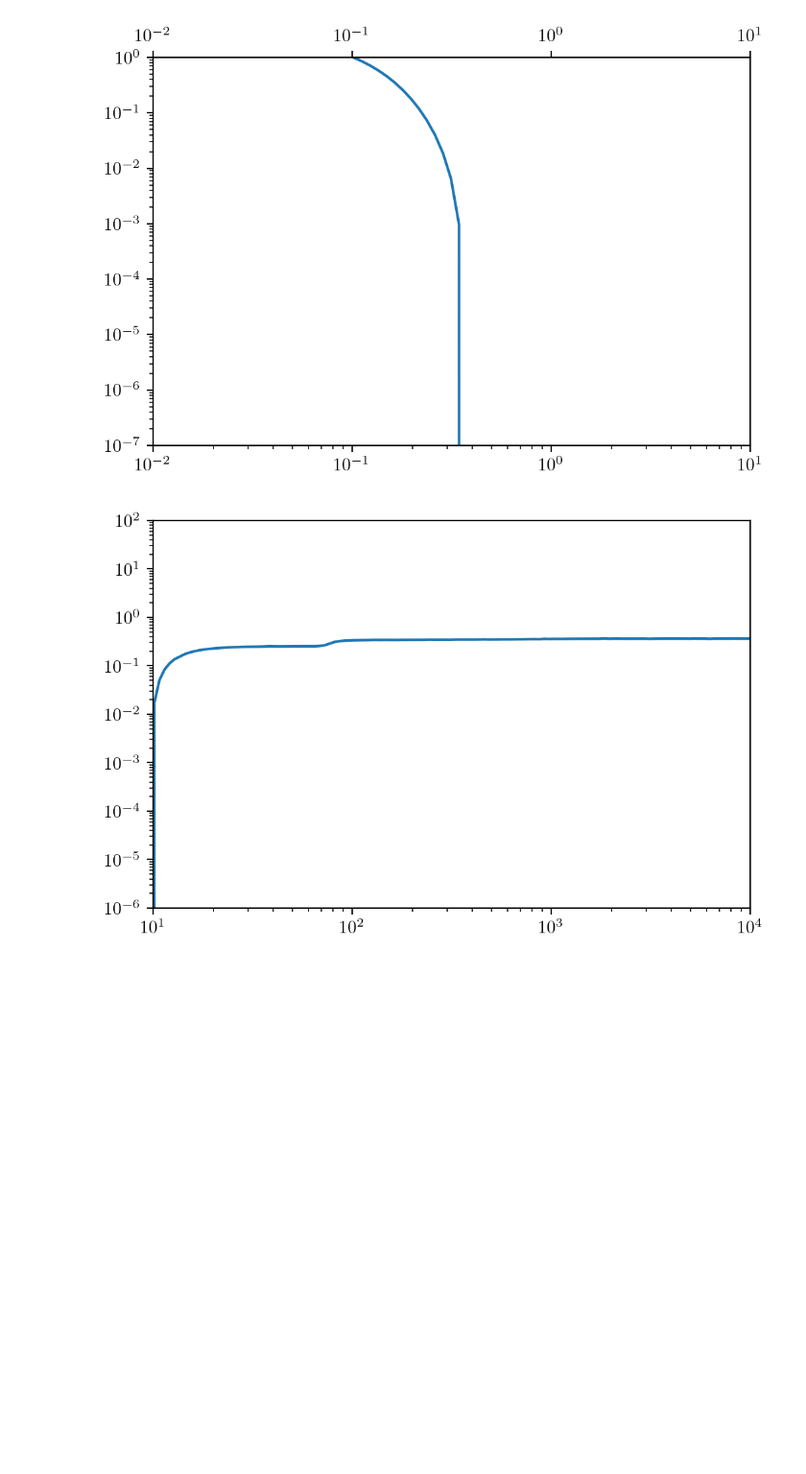
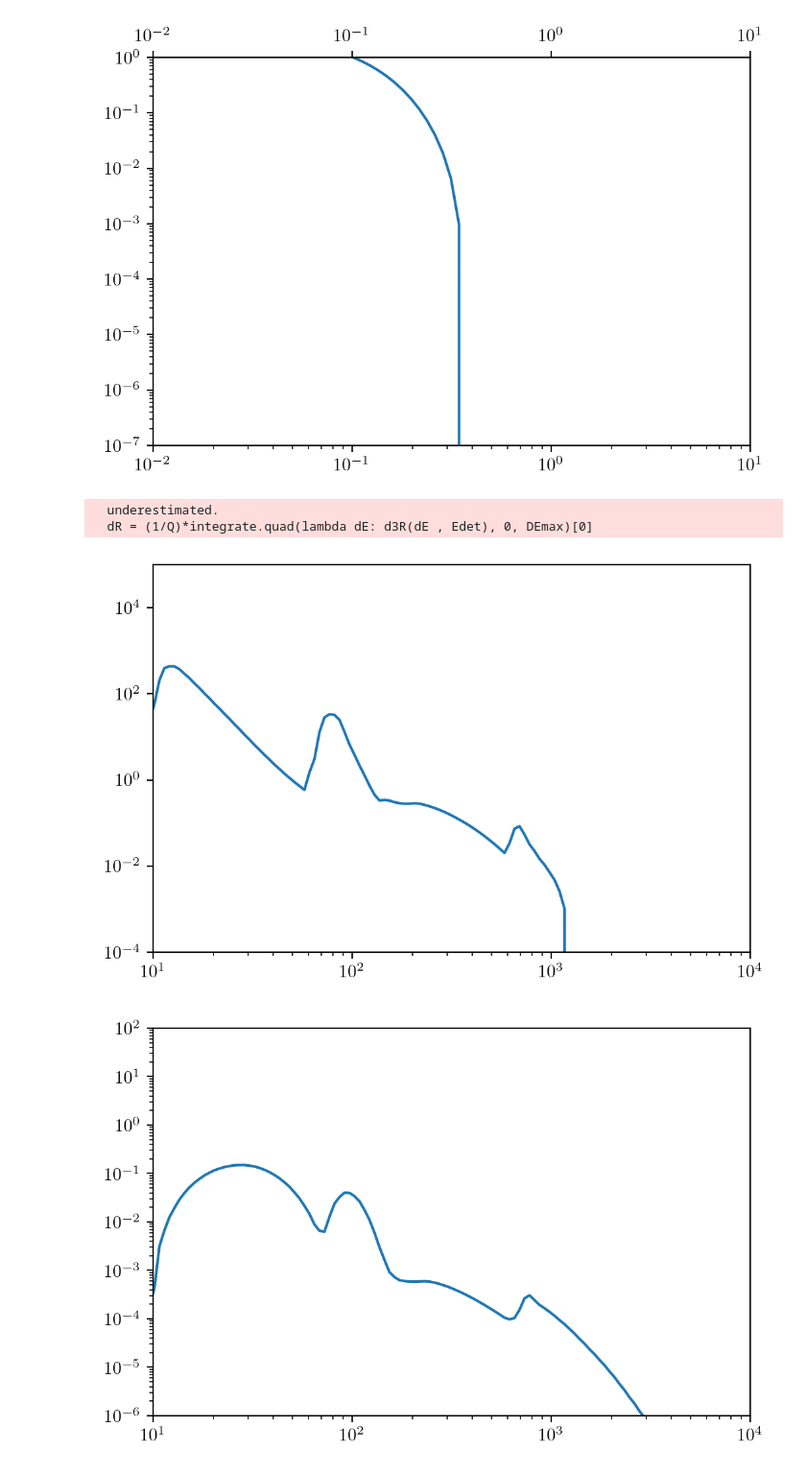
Before and after one commit to Duncan-Adams/MigdalCalc, a Jupyter notebook: DM_migdal.ipynb, the cells around one changed output. Shown at 96% size. Drawn from its saved outputs; the diff is of its cells as text; code cells hidden in the pictures; blank space fills up the shorter version.

```diff
--- a/DM_migdal.ipynb
+++ b/DM_migdal.ipynb
@@ -29,7 +29,6 @@ def d3R_dEnr_dDeltaE_dV(rho_dm, m_dm, sigma_n, A):
     d2R = dm.dR0_dEnr_dv(rho_dm, m_dm, sigma_n, A)
 
     def d3R(Enr, DeltaE):
-        return Xe_migdal.mig.dP_dDeltaE(DeltaE, method='ibe')
         return d2R(Enr, dm.vmin(Enr, DeltaE, m_dm, A))*kin.q_e2(Enr, A)*Xe_migdal.mig.dP_dDeltaE(DeltaE, method='ibe')
 
     return d3R
@@ -75,7 +74,7 @@ def dR_dEdet(rho_dm, m_dm, sigma_n, A, unit=1):
     d3R = d3R_dDeltaE_dEdet_dV(rho_dm, m_dm, sigma_n, A)
     vesc = 533.0
     c = 3e5
-    Edet_range = np.geomspace(1, 1e5, 1000)
+    Edet_range = np.geomspace(1, 1e5, 100)
     dR_out = []
     Q = 0.15
 
@@ -115,55 +114,59 @@ plt.show()
 # %% [output]
 [figure]
 # %%
-# dR1 = dR_dEdet(0.3*1e9, 0.5*1e9, 1e-36, 131)
+dR1 = dR_dEdet(0.3*1e9, 0.5*1e9, 1e-36, 131)
 dR2 = dR_dEdet(0.3*1e9, 2*1e9, 1e-40, 131)
-# dR3 = dR_dEdet(0.3*1e9, 5*1e9, 1e-42, 131)
-# dR4 = dR_dEdet(0.3*1e9, 10*1e9, 1e-45, 131)
-# dR5 = dR_dEdet(0.3*1e9, 100*1e9, 1e-46, 131)
-# dR6 = dR_dEdet(0.3*1e9, 1000*1e9, 1e-45, 131)
+dR3 = dR_dEdet(0.3*1e9, 5*1e9, 1e-42, 131)
+dR4 = dR_dEdet(0.3*1e9, 10*1e9, 1e-45, 131)
+dR5 = dR_dEdet(0.3*1e9, 100*1e9, 1e-46, 131)
+dR6 = dR_dEdet(0.3*1e9, 1000*1e9, 1e-45, 131)
+# %% [output]
+  underestimated.
+  dR = (1/Q)*integrate.quad(lambda dE: d3R(dE , Edet), 0, DEmax)[0]
 # %%
 Edet_range = np.geomspace(1, 1e5, 200)
 
-# plt.plot(Edet_range, 1e5*dR1(Edet_range))
-# plt.xscale('log')
-# plt.yscale('log')
-# plt.ylim(1e-4, 1e5)
-# plt.xlim(10, 1e4)
-# plt.show()
+plt.plot(Edet_range, 1e5*dR1(Edet_range))
+plt.xscale('log')
+plt.yscale('log')
+plt.ylim(1e-4, 1e5)
+plt.xlim(10, 1e4)
+plt.show()
 
 plt.plot(Edet_range, 1e5*dR2(Edet_range))
 plt.xscale('log')
 plt.yscale('log')
 plt.ylim(1e-6, 1e2)
 plt.xlim(10, 1e4)
 plt.show()
 
-# plt.plot(Edet_range, 1e5*dR3(Edet_range))
-# plt.xscale('log')
-# plt.yscale('log')
-# plt.ylim(1e-7, 1e0)
-# plt.xlim(10, 1e4)
-# plt.show()
+plt.plot(Edet_range, 1e5*dR3(Edet_range))
+plt.xscale('log')
+plt.yscale('log')
+plt.ylim(1e-7, 1e0)
+plt.xlim(10, 1e4)
+plt.show()
 
-# plt.plot(Edet_range, 1e5*dR4(Edet_range))
-# plt.xscale('log')
-# plt.yscale('log')
-# plt.ylim(1e-10, 1e-2)
-# plt.xlim(10, 1e4)
-# plt.show()
+plt.plot(Edet_range, 1e5*dR4(Edet_range))
+plt.xscale('log')
+plt.yscale('log')
+plt.ylim(1e-10, 1e-2)
+plt.xlim(10, 1e4)
+plt.show()
 
-# plt.plot(Edet_range, 1e5*dR5(Edet_range))
-# plt.xscale('log')
-# plt.yscale('log')
-# plt.ylim(1e-10, 1e-4)
-# plt.xlim(10, 1e5)
-# plt.show()
+plt.plot(Edet_range, 1e5*dR5(Edet_range))
+plt.xscale('log')
+plt.yscale('log')
+plt.ylim(1e-10, 1e-4)
+plt.xlim(10, 1e5)
+plt.show()
 
-# plt.plot(Edet_range, 1e5*dR6(Edet_range))
-# plt.xscale('log')
-# plt.yscale('log')
-# plt.ylim(1e-10, 1e-4)
-# plt.xlim(10, 1e5)
-# plt.show()
+plt.plot(Edet_range, 1e5*dR6(Edet_range))
+plt.xscale('log')
+plt.yscale('log')
+plt.ylim(1e-10, 1e-4)
+plt.xlim(10, 1e5)
+plt.show()
 # %% [output]
-[figure, old version]
+[figure, new version]
+[figure, added]
```
Also changed, not shown: parts of 3 cells of this notebook, 3 other files.
